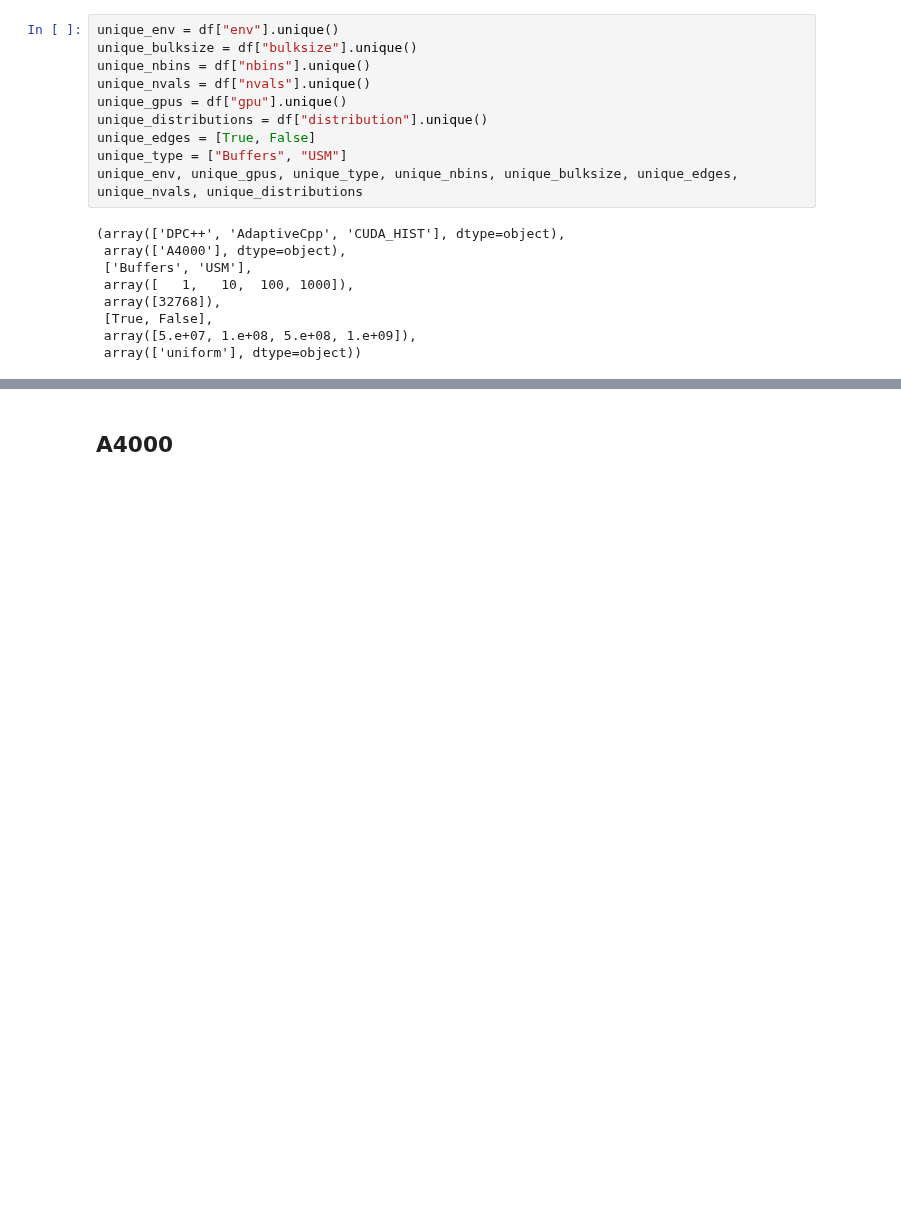
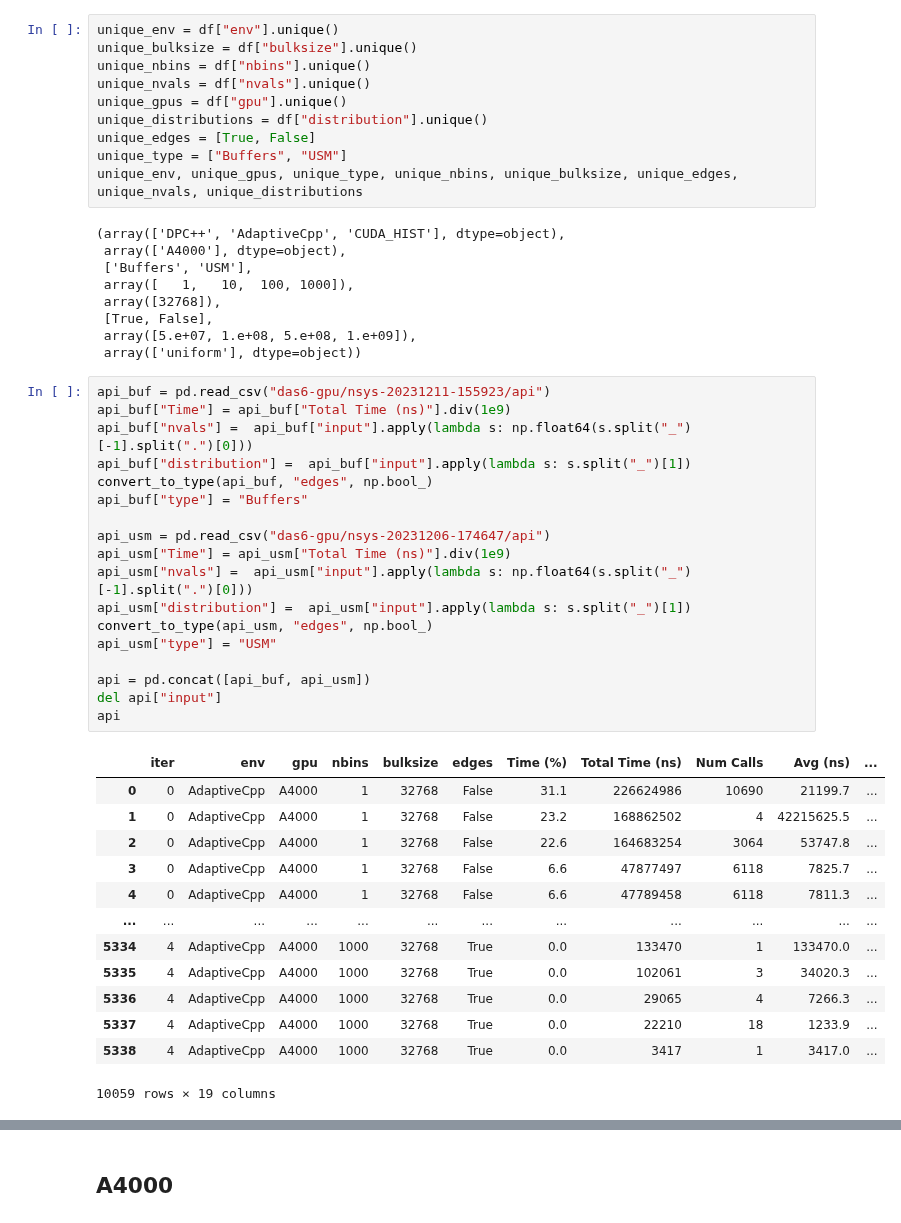
Before and after one commit to jolly-chen/msc-project, a Jupyter notebook: gpu-synchronous/sycl_paper.ipynb, the cells around one changed output, grey strips where cells are left out. Cells and saved outputs as stored; diff of their text form; blank space fills up the shorter version.

```diff
--- a/gpu-synchronous/sycl_paper.ipynb
+++ b/gpu-synchronous/sycl_paper.ipynb
@@ -94,3 +94,35 @@ unique_env, unique_gpus, unique_type, unique_nbins, unique_bulksize, unique_edge
  [True, False],
  array([5.e+07, 1.e+08, 5.e+08, 1.e+09]),
  array(['uniform'], dtype=object))
+# %%
+api_buf = pd.read_csv("das6-gpu/nsys-20231211-155923/api")
+api_buf["Time"] = api_buf["Total Time (ns)"].div(1e9)
+api_buf["nvals"] =  api_buf["input"].apply(lambda s: np.float64(s.split("_")[-1].split(".")[0]))
+api_buf["distribution"] =  api_buf["input"].apply(lambda s: s.split("_")[1])
+convert_to_type(api_buf, "edges", np.bool_)
+api_buf["type"] = "Buffers"
+
+api_usm = pd.read_csv("das6-gpu/nsys-20231206-174647/api")
+api_usm["Time"] = api_usm["Total Time (ns)"].div(1e9)
+api_usm["nvals"] =  api_usm["input"].apply(lambda s: np.float64(s.split("_")[-1].split(".")[0]))
+api_usm["distribution"] =  api_usm["input"].apply(lambda s: s.split("_")[1])
+convert_to_type(api_usm, "edges", np.bool_)
+api_usm["type"] = "USM"
+
+api = pd.concat([api_buf, api_usm])
+del api["input"]
+api
+# %% [output]
+|  | iter | env | gpu | nbins | bulksize | edges | Time (%) | Total Time (ns) | Num Calls | Avg (ns) | ... |
+| 0 | 0 | AdaptiveCpp | A4000 | 1 | 32768 | False | 31.1 | 226624986 | 10690 | 21199.7 | ... |
+| 1 | 0 | AdaptiveCpp | A4000 | 1 | 32768 | False | 23.2 | 168862502 | 4 | 42215625.5 | ... |
+| 2 | 0 | AdaptiveCpp | A4000 | 1 | 32768 | False | 22.6 | 164683254 | 3064 | 53747.8 | ... |
+| 3 | 0 | AdaptiveCpp | A4000 | 1 | 32768 | False | 6.6 | 47877497 | 6118 | 7825.7 | ... |
+| 4 | 0 | AdaptiveCpp | A4000 | 1 | 32768 | False | 6.6 | 47789458 | 6118 | 7811.3 | ... |
+| ... | ... | ... | ... | ... | ... | ... | ... | ... | ... | ... | ... |
+| 5334 | 4 | AdaptiveCpp | A4000 | 1000 | 32768 | True | 0.0 | 133470 | 1 | 133470.0 | ... |
+| 5335 | 4 | AdaptiveCpp | A4000 | 1000 | 32768 | True | 0.0 | 102061 | 3 | 34020.3 | ... |
+| 5336 | 4 | AdaptiveCpp | A4000 | 1000 | 32768 | True | 0.0 | 29065 | 4 | 7266.3 | ... |
+| 5337 | 4 | AdaptiveCpp | A4000 | 1000 | 32768 | True | 0.0 | 22210 | 18 | 1233.9 | ... |
+| 5338 | 4 | AdaptiveCpp | A4000 | 1000 | 32768 | True | 0.0 | 3417 | 1 | 3417.0 | ... |
+10059 rows × 19 columns
```
Also changed, not shown: parts of 6 cells of this notebook.
